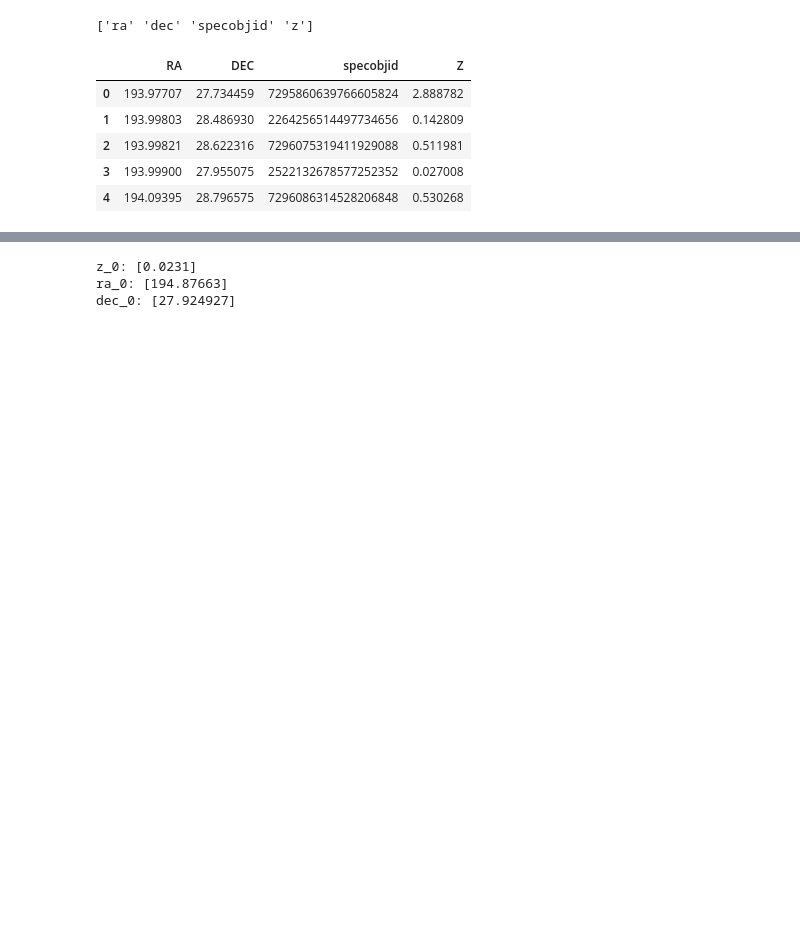
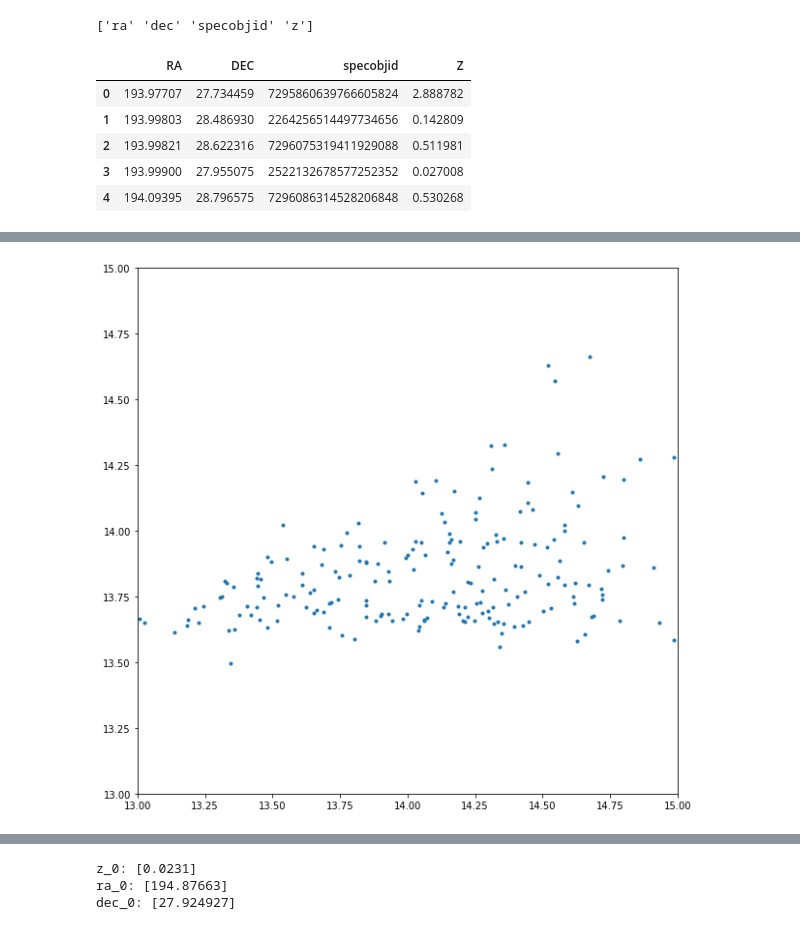
Before and after one commit to McWilliamsCenter/halo_cnn, a Jupyter notebook: notebooks/gama.ipynb, the cells around one changed output, grey strips where cells are left out. Cells and saved outputs as stored; diff of their text form; code cells hidden in the pictures; blank space fills up the shorter version.

```diff
--- a/notebooks/gama.ipynb
+++ b/notebooks/gama.ipynb
@@ -222,0 +564,5 @@ dat_cl.head()
+# %%
+cl_files = os.listdir(os.path.join(wdir,'data_obs','GAMAspec_SDSSclu'))
+cl_files = [i for i in cl_files if i[-4:]=='.csv']
+
+print(pd.read_csv(os.path.join(wdir, 'data_obs','GAMAspec_SDSSclu',cl_files[0])).columns.values)
@@ -222,0 +643,9 @@ dat_cl.head()
+# %%
+subfolder = 'IterCen'
+
+cl_files = os.listdir(os.path.join(wdir,'data_obs','GAMAspec_GAMAclu',
+                                   'GAMA', subfolder))
+cl_files = [i for i in cl_files if i[-4:]=='.csv']
+
+print(pd.read_csv(os.path.join(wdir, 'data_obs','GAMAspec_GAMAclu','GAMA',
+                               subfolder,cl_files[0])).columns.values)
@@ -222,0 +735,9 @@ dat_cl.head()
+# %%
+plt.plot(out['logM_vir'],out['logM_2D'],'.')
+plt.xlim(13,15)
+plt.ylim(13,15)
+
+np.save(os.path.join(wdir, 'data_obs','GAMAspec_GAMAclu','GAMAspec_GAMAclu_'+subfolder+'_preds.npy'),
+        out)
+# %% [output]
+[figure, added]
```
Also changed, not shown: parts of 49 cells of this notebook, 15 other files.
